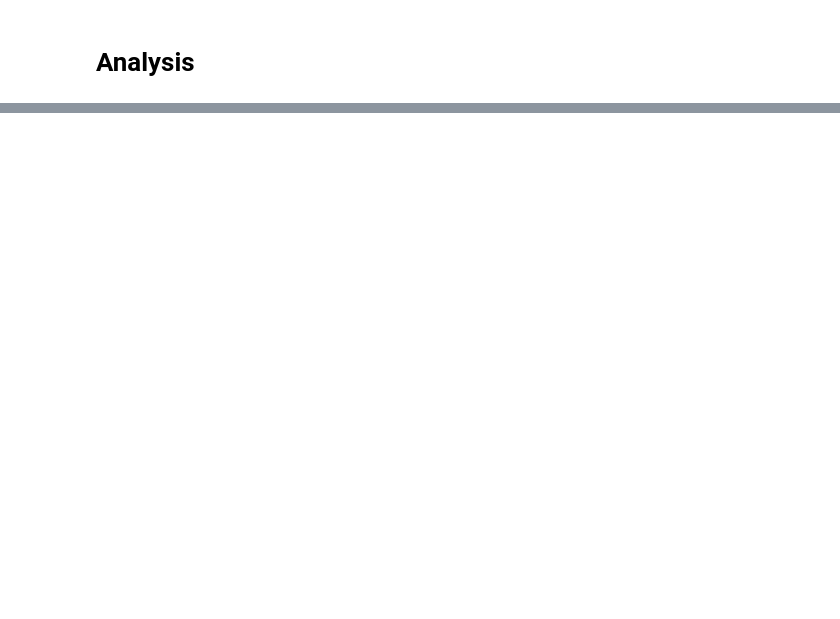
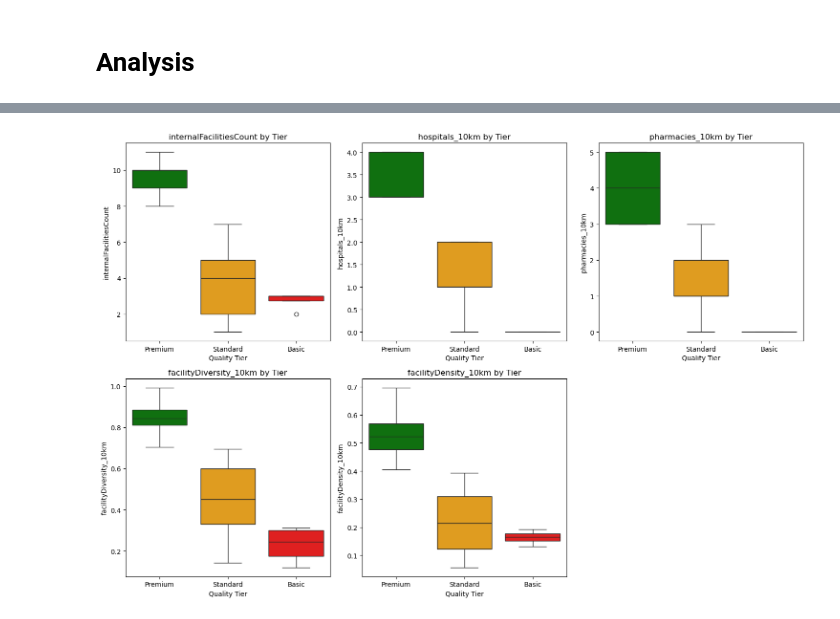
Before and after one commit to keith-17/Data-Projects, a Jupyter notebook: research_center_assignment/EDA_and_Model.ipynb, the cells around one changed output, grey strips where cells are left out. Cells and saved outputs as stored; diff of their text form; code cells hidden in the pictures; blank space fills up the shorter version.

```diff
--- a/research_center_assignment/EDA_and_Model.ipynb
+++ b/research_center_assignment/EDA_and_Model.ipynb
@@ -783,0 +1053,33 @@ plt.show()
+# %%
+features_to_plot = [
+    'internalFacilitiesCount',
+    'hospitals_10km',
+    'pharmacies_10km',
+    'facilityDiversity_10km',
+    'facilityDensity_10km'
+]
+
+fig, axes = plt.subplots(2, 3, figsize=(15, 10))
+axes = axes.flatten()
+
+for i, feature in enumerate(features_to_plot):
+    sns.boxplot(
+        data=df_kmeans,
+        x='qualityTier',
+        y=feature,
+        order=['Premium', 'Standard', 'Basic'],
+        palette={'Premium': 'green', 'Standard': 'orange', 'Basic': 'red'},
+        ax=axes[i]
+    )
+    axes[i].set_title(f'{feature} by Tier')
+    axes[i].set_xlabel('Quality Tier')
+    axes[i].set_ylabel(feature)
+
+# Remove extra subplot
+if len(features_to_plot) < len(axes):
+    axes[-1].set_visible(False)
+
+plt.tight_layout()
+plt.show()
+# %% [output]
+[figure, added]
```
Also changed, not shown: parts of 49 cells of this notebook.
